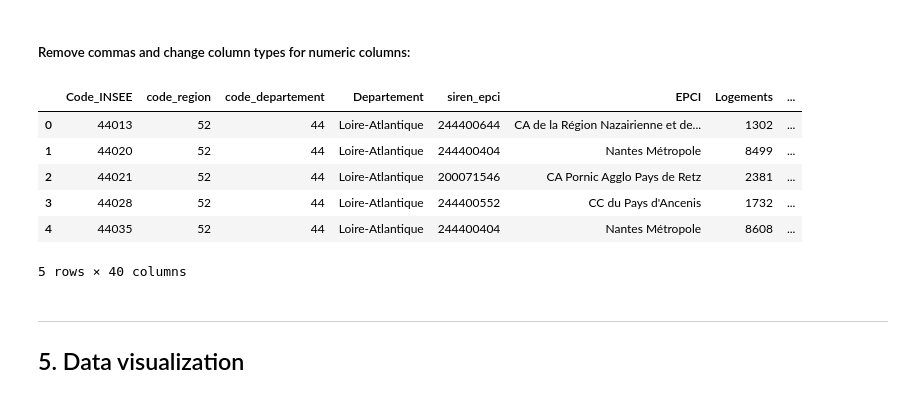
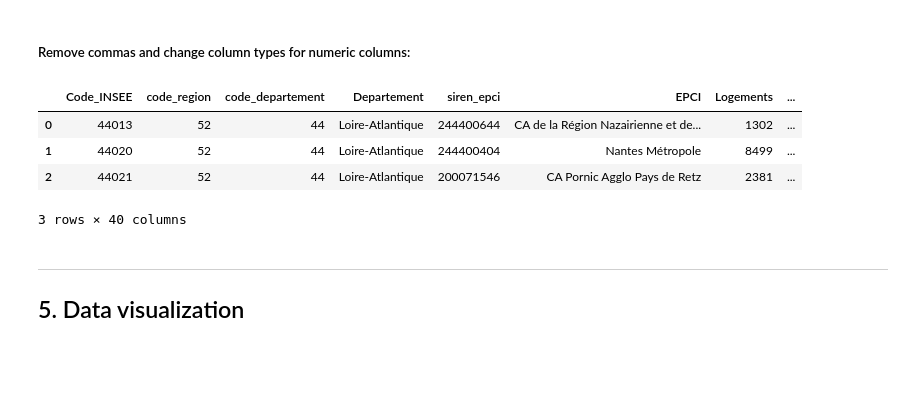
Before and after one commit to eteillet/data-exploration_optical_fiber-in-Pays-de-la-Loire, a Jupyter notebook: analysis.ipynb, the cells around one changed output. Drawn from its saved outputs; the diff is of its cells as text; code cells hidden in the pictures; blank space fills up the shorter version.

```diff
--- a/analysis.ipynb
+++ b/analysis.ipynb
@@ -66,31 +64,34 @@ memory usage: 395.7+ KB
 df.columns = df.columns.str.replace(' ', '_')
 df.columns = df.columns.str.replace('É', 'E')
 df.columns = df.columns.str.replace('é', 'e')
-df.columns = df.columns.str.replace('Locaux_raccordables_1er_trimestre_', 'raccordables_trim_1_')
-df.columns = df.columns.str.replace('Locaux_raccordables_2eme_trimestre_', 'raccordables_trim_2_')
-df.columns = df.columns.str.replace('Locaux_raccordables_3eme_trimestre_', 'raccordables_trim_3_')
-df.columns = df.columns.str.replace('Locaux_raccordables_4eme_trimestre_', 'raccordables_trim_4_')
+# df.columns = df.columns.str.replace('Locaux_raccordables_1er_trimestre_', 'raccordables_trim_1_')
+# df.columns = df.columns.str.replace('Locaux_raccordables_2eme_trimestre_', 'raccordables_trim_2_')
+# df.columns = df.columns.str.replace('Locaux_raccordables_3eme_trimestre_', 'raccordables_trim_3_')
+# df.columns = df.columns.str.replace('Locaux_raccordables_4eme_trimestre_', 'raccordables_trim_4_')
+df.columns = df.columns.str.replace('Locaux_raccordables_1er_trimestre_', 't1_')
+df.columns = df.columns.str.replace('Locaux_raccordables_2eme_trimestre_', 't2_')
+df.columns = df.columns.str.replace('Locaux_raccordables_3eme_trimestre_', 't3_')
+df.columns = df.columns.str.replace('Locaux_raccordables_4eme_trimestre_', 't4_')
 # %% [markdown]
 ##### Remove commas and change column types for numeric columns:
 # %%
 df = df.replace(',', '', regex=True)
 
-cols = df.loc[:, df.columns.str.startswith("raccordables_trim_")].columns
+# cols = df.loc[:, df.columns.str.startswith("raccordables_trim_")].columns
+cols = df.loc[:, df.columns.str.startswith("t")].columns
 df[cols] = df[cols].apply(pd.to_numeric, errors='ignore')
 df['Logements'] = df['Logements'].apply(pd.to_numeric, errors='ignore')
 df['Etablissements'] = df['Etablissements'].apply(pd.to_numeric, errors='ignore')
 df['Nombre_locaux_IPE_T2_2022_(somme_tous_OI)'] = df['Nombre_locaux_IPE_T2_2022_(somme_tous_OI)'].apply(pd.to_numeric, errors='ignore')
 df['Meilleure_estimation_des_locaux_T2_2022_'] = df['Meilleure_estimation_des_locaux_T2_2022_'].apply(pd.to_numeric, errors='ignore')
 
-df.head()
+df.head(3)
 # %% [output]
 |  | Code_INSEE | code_region | code_departement | Departement | siren_epci | EPCI | Logements | ... |
 | 0 | 44013 | 52 | 44 | Loire-Atlantique | 244400644 | CA de la Région Nazairienne et de... | 1302 | ... |
 | 1 | 44020 | 52 | 44 | Loire-Atlantique | 244400404 | Nantes Métropole | 8499 | ... |
 | 2 | 44021 | 52 | 44 | Loire-Atlantique | 200071546 | CA Pornic Agglo Pays de Retz | 2381 | ... |
-| 3 | 44028 | 52 | 44 | Loire-Atlantique | 244400552 | CC du Pays d'Ancenis | 1732 | ... |
-| 4 | 44035 | 52 | 44 | Loire-Atlantique | 244400404 | Nantes Métropole | 8608 | ... |
-5 rows × 40 columns
+3 rows × 40 columns
 # %% [markdown]
 ---
 ## 5. Data visualization
```
Also changed, not shown: parts of 13 cells of this notebook, 1 other file.
